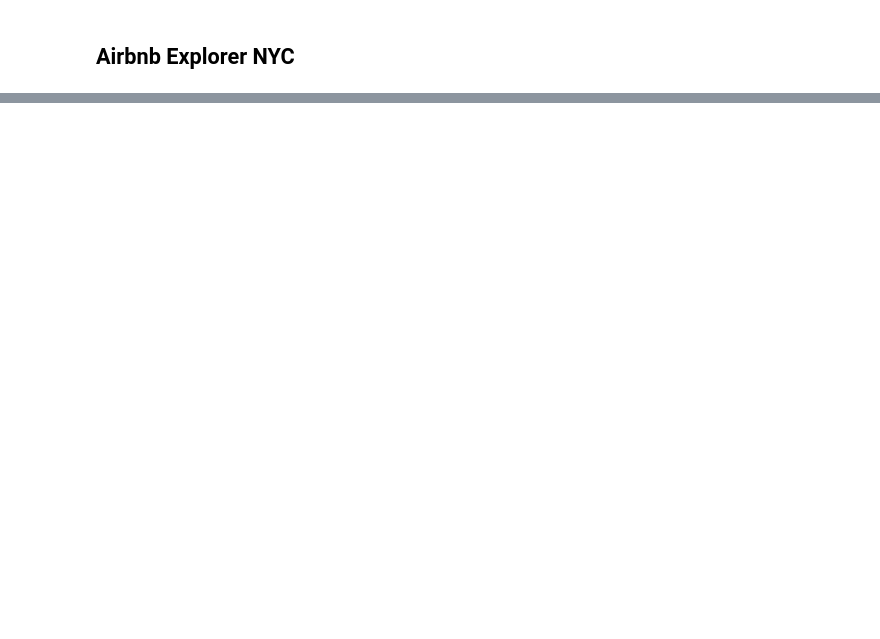
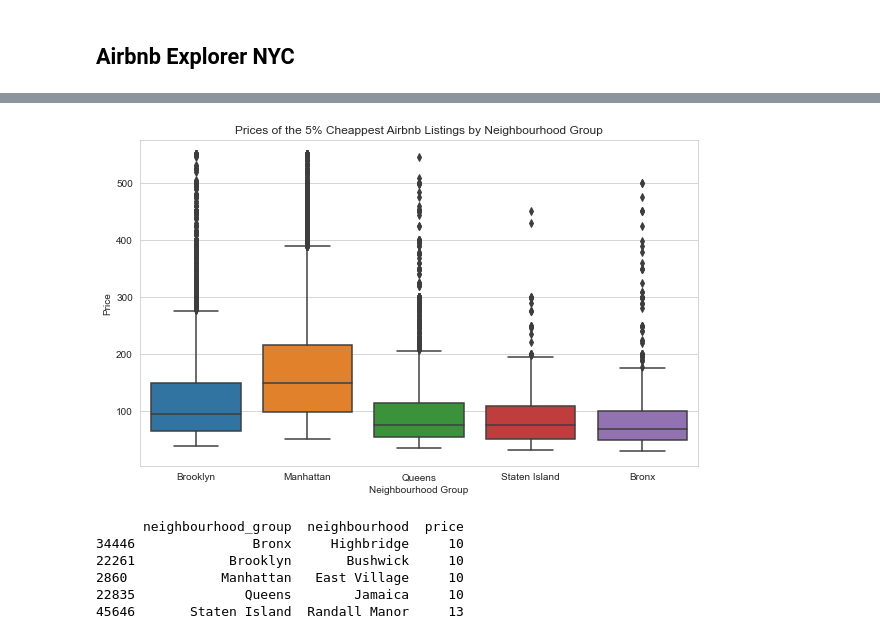
Before and after one commit to ItsAlexousd/umich-airbnb-explorer-nyc, a Jupyter notebook: airbnb-explorer-nyc.ipynb, the cells around one changed output, grey strips where cells are left out. Cells and saved outputs as stored; diff of their text form; code cells hidden in the pictures; blank space fills up the shorter version.

```diff
--- a/airbnb-explorer-nyc.ipynb
+++ b/airbnb-explorer-nyc.ipynb
@@ -32,0 +111,37 @@ Dash is running on http://127.0.0.1:4000/
+# %%
+# Group the data by neighbourhood group and find the 95th percentile of prices within each group
+grouped_data = df.groupby('neighbourhood_group')['price'].quantile(0.05)
+
+# Filter the DataFrame to keep the listings with prices greater than or equal to the 95th percentile within each group
+top_5_percent = df[df['price'].ge(df['neighbourhood_group'].map(grouped_data))]
+
+# Set the plot style
+sns.set_style('whitegrid')
+
+# Create the box plot
+plt.figure(figsize=(10, 6))
+sns.boxplot(data=top_5_percent, x='neighbourhood_group', y='price')
+plt.title('Prices of the 5% Cheappest Airbnb Listings by Neighbourhood Group')
+plt.xlabel('Neighbourhood Group')
+plt.ylabel('Price')
+
+# Display the chart
+plt.show()
+
+
+# Group the data by neighbourhood group and find the row with the minimum price within each group
+cheapest_neighborhoods = df.groupby('neighbourhood_group')['price'].idxmin()
+
+# Get the corresponding rows for the cheapest neighborhoods
+cheapest_neighborhoods_data = df.loc[cheapest_neighborhoods, ['neighbourhood_group', 'neighbourhood', 'price']]
+
+# Display the cheapest neighborhoods
+print(cheapest_neighborhoods_data)
+# %% [output]
+[figure, added]
+      neighbourhood_group  neighbourhood  price
+34446               Bronx     Highbridge     10
+22261            Brooklyn       Bushwick     10
+2860            Manhattan   East Village     10
+22835              Queens        Jamaica     10
+45646       Staten Island  Randall Manor     13
```
Also changed, not shown: parts of 10 cells of this notebook.
